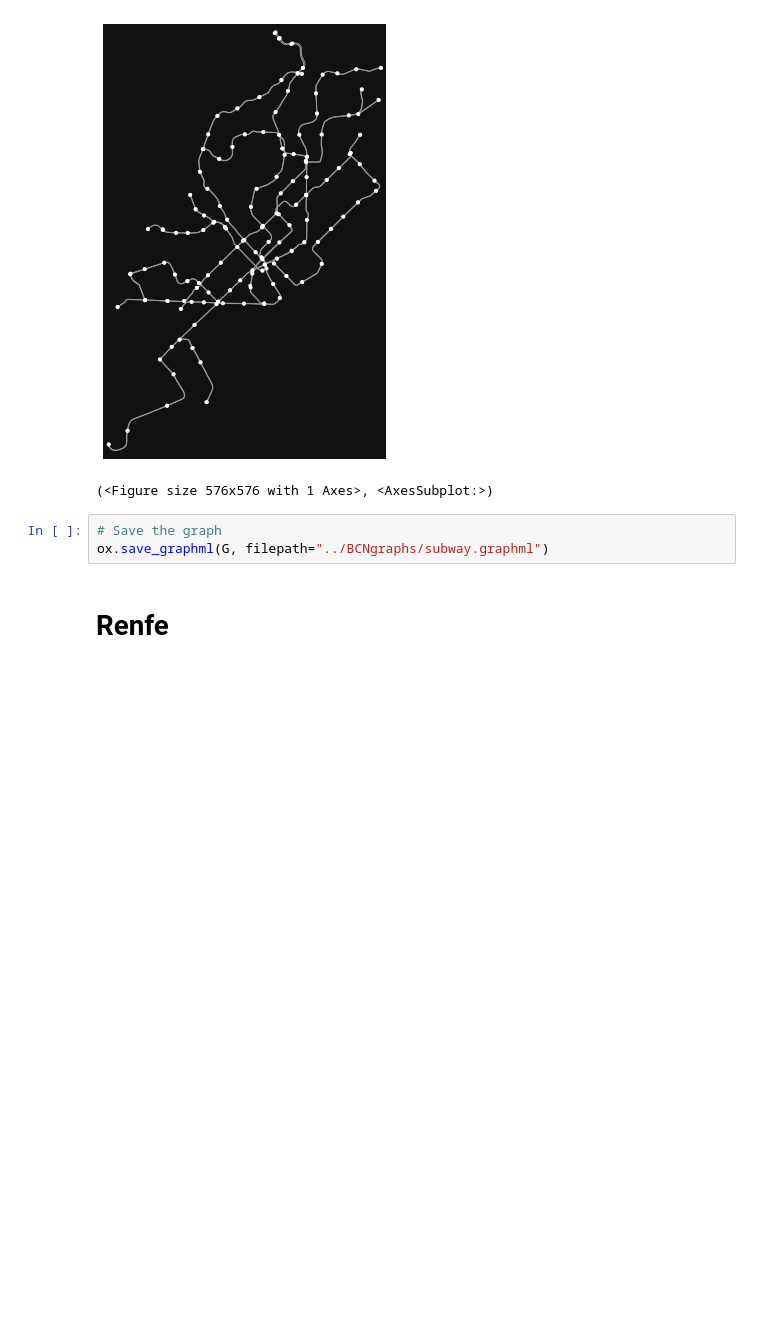
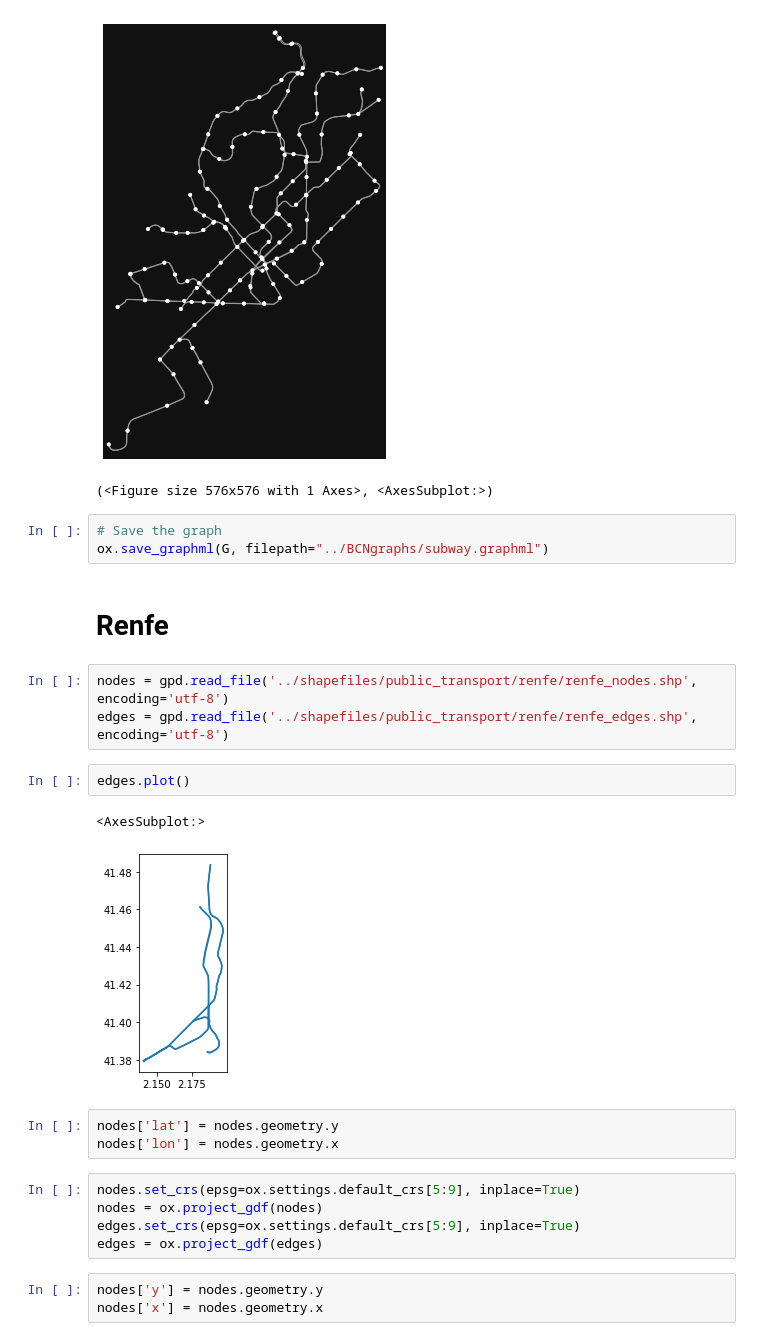
Before and after one commit to mrceresa/iper, a Jupyter notebook: examples/SAR-COV2/Mobility Jupyter Files/Get_datasets_from_shapefiles.ipynb, the cells around one changed output. Cells and saved outputs as stored; diff of their text form; blank space fills up the shorter version.

Commit message:
Renfe grpah done

```diff
--- a/examples/SAR-COV2/Mobility Jupyter Files/Get_datasets_from_shapefiles.ipynb
+++ b/examples/SAR-COV2/Mobility Jupyter Files/Get_datasets_from_shapefiles.ipynb
@@ -197,3 +200,22 @@ ox.plot_graph(G)
 ox.save_graphml(G, filepath="../BCNgraphs/subway.graphml")
 # %% [markdown]
 # Renfe
+# %%
+nodes = gpd.read_file('../shapefiles/public_transport/renfe/renfe_nodes.shp', encoding='utf-8')
+edges = gpd.read_file('../shapefiles/public_transport/renfe/renfe_edges.shp', encoding='utf-8')
+# %%
+edges.plot()
+# %% [output]
+<AxesSubplot:>
+[figure, added]
+# %%
+nodes['lat'] = nodes.geometry.y
+nodes['lon'] = nodes.geometry.x
+# %%
+nodes.set_crs(epsg=ox.settings.default_crs[5:9], inplace=True)
+nodes = ox.project_gdf(nodes)
+edges.set_crs(epsg=ox.settings.default_crs[5:9], inplace=True)
+edges = ox.project_gdf(edges)
+# %%
+nodes['y'] = nodes.geometry.y
+nodes['x'] = nodes.geometry.x
```
Also changed, not shown: parts of 6 cells of this notebook, 7 other files.
